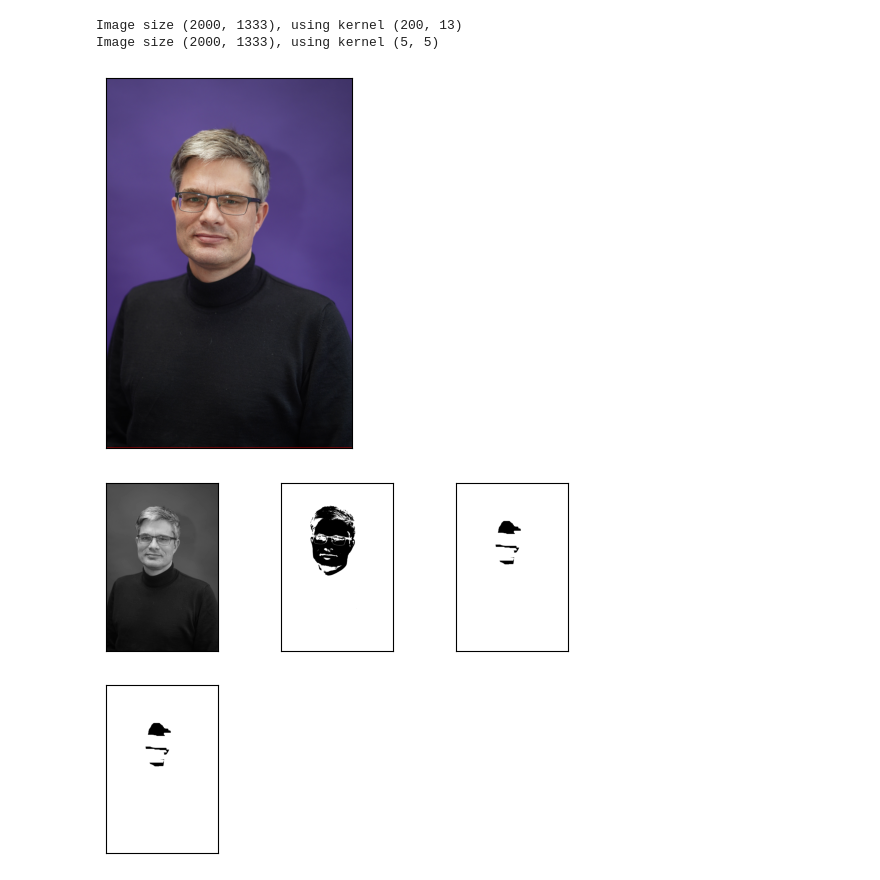
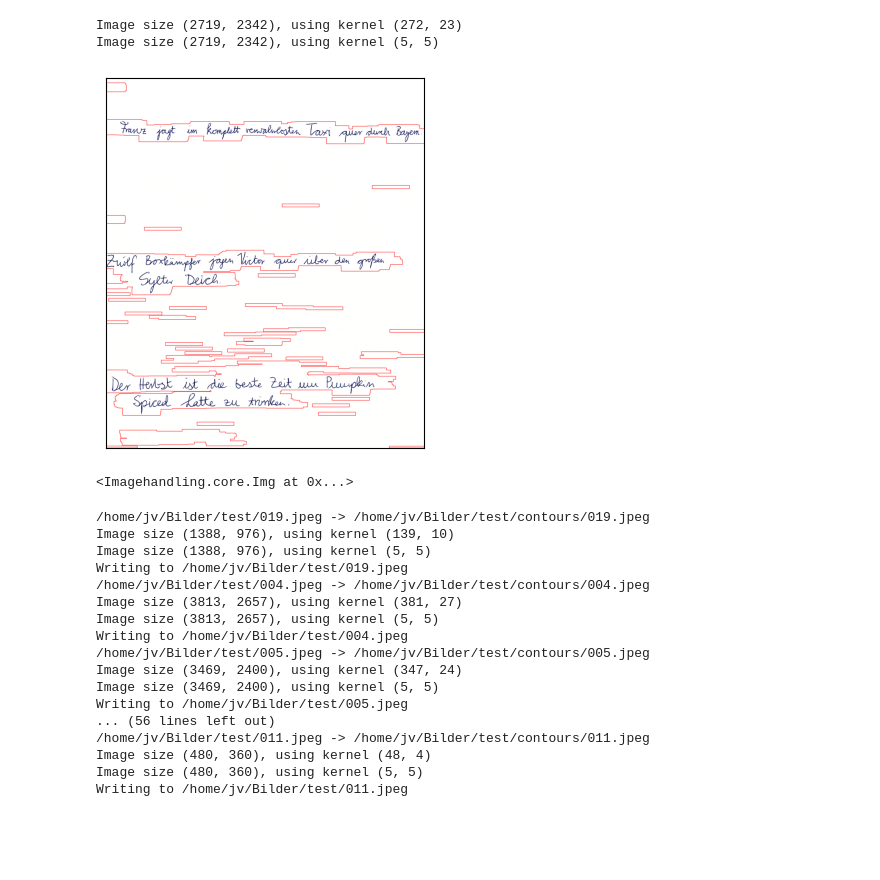
Before and after one commit to EmiliaBoehm/DeScribble, a Jupyter notebook: notebooks/Untitled-3-moduletest.ipynb, the cells around one changed output. Cells and saved outputs as stored; diff of their text form; code cells hidden in the pictures; blank space fills up the shorter version.

```diff
--- a/notebooks/Untitled-3-moduletest.ipynb
+++ b/notebooks/Untitled-3-moduletest.ipynb
@@ -7,15 +7,39 @@ from Imagehandling.core import Img
-# %%
-BILD_DUNKLER_RAND="/home/jv/Bilder/010.jpeg"
-BILD_BEIGE="/home/jv/Bilder/014.jpeg"
-BILD_BUNTER_RAND="/home/jv/Bilder/016.jpg"
-BILD_GUT="/home/jv/Bilder/testdokument_009.png"
-
-img = Img(BILD_BUNTER_RAND)
-img.binarize().morph_dilate().morph_open().find_contours()
-img.show();
-img.show_transformations();
-# %% [output]
-Image size (2000, 1333), using kernel (200, 13)
-Image size (2000, 1333), using kernel (5, 5)
-[figure, removed]
-[figure, removed]
+# %%
+img = Img('/home/jv/Bilder/test/001.jpeg')
+img.binarize().morph_dilate().morph_open().find_contours()
+img.to_contours().show()
+#img.to_contours().show(color_state=ColorState.RGB)
+# %% [output]
+Image size (2719, 2342), using kernel (272, 23)
+Image size (2719, 2342), using kernel (5, 5)
+[figure, added]
+<Imagehandling.core.Img at 0x...>
+# %%
+from pathlib import Path
+
+bilder = Path('/home/jv/Bilder/test/').glob('*.jpeg')
+
+for bild in bilder:
+    src = f"{bild}"
+    dest = bild.parent / "contours" / bild.name
+    print(f"{src} -> {dest}")
+    img = Img(f"{bild}")
+    img.binarize().morph_dilate().morph_open().to_contours().write(f"{dest}")
+# %% [output]
+/home/jv/Bilder/test/019.jpeg -> /home/jv/Bilder/test/contours/019.jpeg
+Image size (1388, 976), using kernel (139, 10)
+Image size (1388, 976), using kernel (5, 5)
+Writing to /home/jv/Bilder/test/019.jpeg
+/home/jv/Bilder/test/004.jpeg -> /home/jv/Bilder/test/contours/004.jpeg
+Image size (3813, 2657), using kernel (381, 27)
+Image size (3813, 2657), using kernel (5, 5)
+Writing to /home/jv/Bilder/test/004.jpeg
+/home/jv/Bilder/test/005.jpeg -> /home/jv/Bilder/test/contours/005.jpeg
+Image size (3469, 2400), using kernel (347, 24)
+Image size (3469, 2400), using kernel (5, 5)
+Writing to /home/jv/Bilder/test/005.jpeg
+... (56 lines left out)
+/home/jv/Bilder/test/011.jpeg -> /home/jv/Bilder/test/contours/011.jpeg
+Image size (480, 360), using kernel (48, 4)
+Image size (480, 360), using kernel (5, 5)
+Writing to /home/jv/Bilder/test/011.jpeg
```
Also changed, not shown: parts of 1 cell of this notebook, 1 other file.
